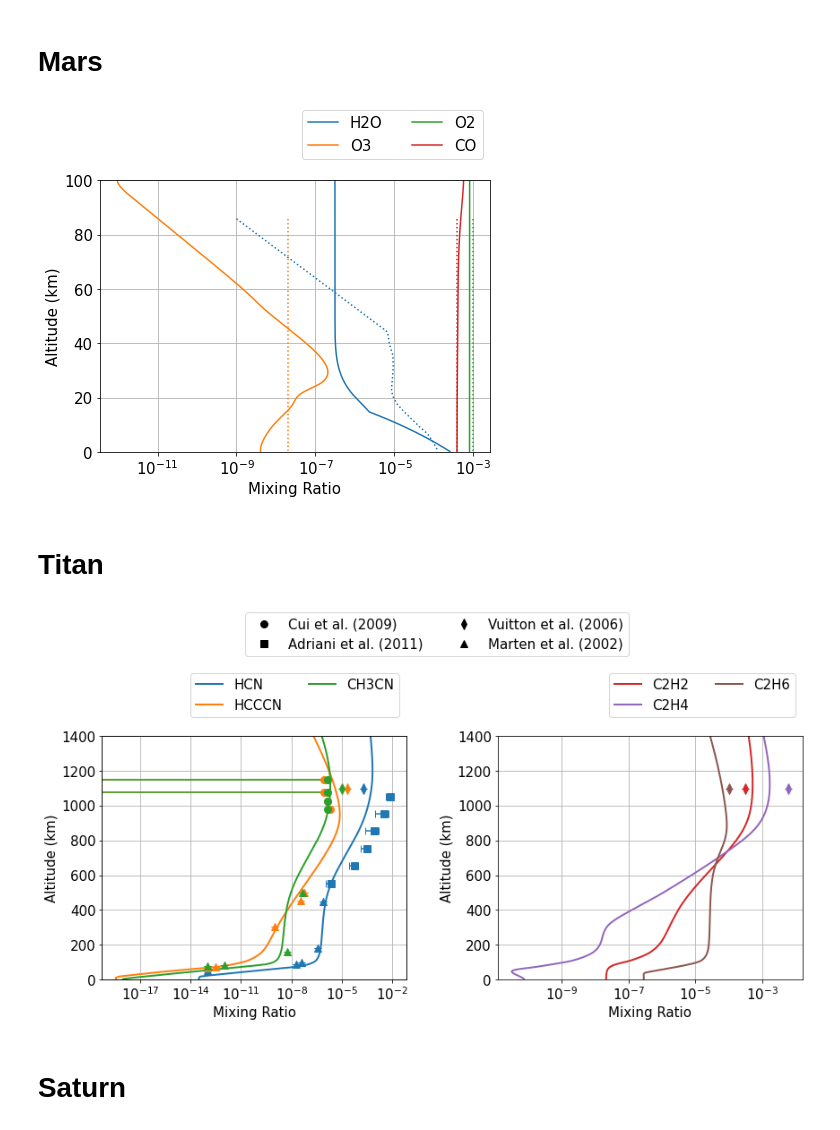
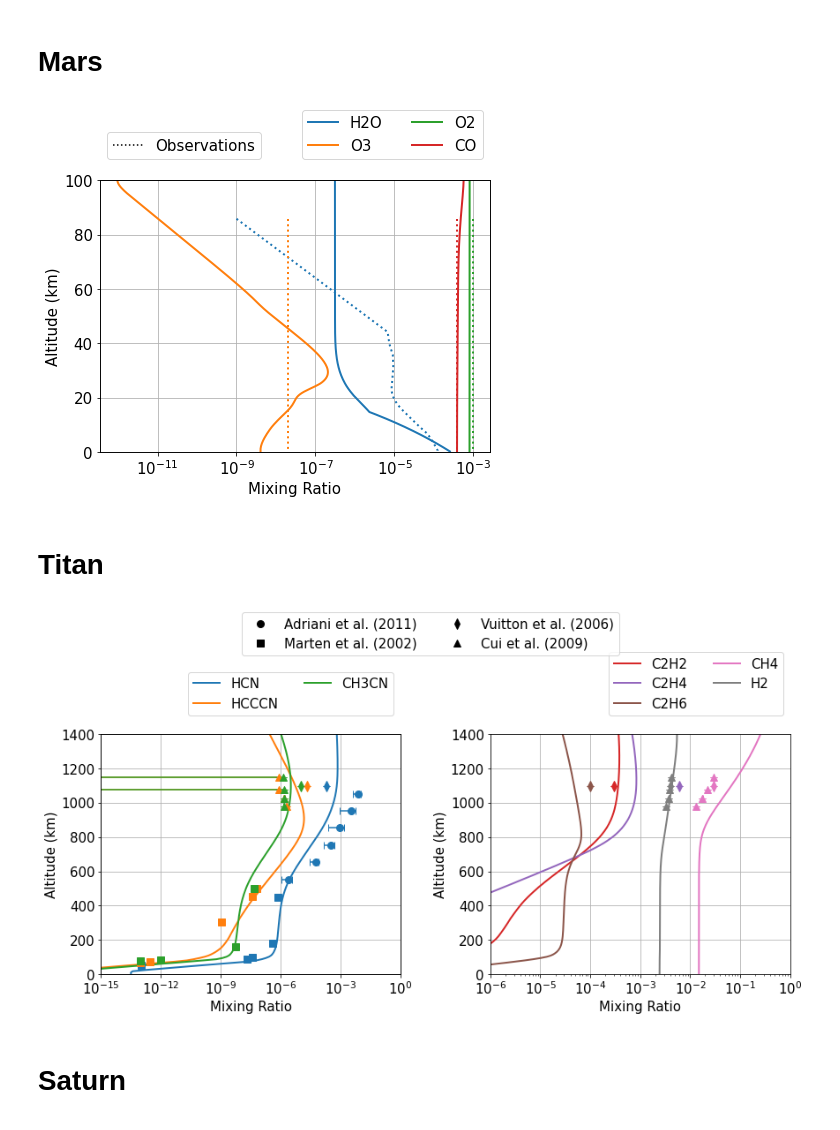
Before and after one commit to Nicholaswogan/photochem, a Jupyter notebook: examples/comparison2observations.ipynb, the cells around one changed output. Drawn from its saved outputs; the diff is of its cells as text; code cells hidden in the pictures.

Commit message:
updated titan. updated comparison to observations

```diff
--- a/examples/comparison2observations.ipynb
+++ b/examples/comparison2observations.ipynb
@@ -45,11 +45,11 @@ sol = pc.mole_fraction_dict()
 
 species = ['H2O','O3','O2']
 for i,sp in enumerate(species):
-    ax.plot(sol[sp],sol['alt'],'C'+str(i)+'-',label=sp)
+    ax.plot(sol[sp],sol['alt'],'C'+str(i)+'-',label=sp,lw=2)
     entry = retrieve_species(sp,earth)
     for en in entry:
         alt = [P2alt(P) for P in en['P']]
-        ax.plot(en['mix'],alt,'C'+str(i)+':')
+        ax.plot(en['mix'],alt,'C'+str(i)+':',lw=2)
 
 ax.grid()
 ax.set_ylim(0,100)
@@ -60,11 +60,11 @@ ax.set_ylabel('Altitude (km)')
 
 species = ['N2O','CO','CH4']
 for i,sp in enumerate(species):
-    ax1.plot(sol[sp],sol['alt'],'C'+str(i+3),label=sp)
+    ax1.plot(sol[sp],sol['alt'],'C'+str(i+3),label=sp,lw=2)
     entry = retrieve_species(sp,earth)
     for en in entry:
         alt = [P2alt(P) for P in en['P']]
-        ax1.plot(en['mix'],alt,'C'+str(i+3)+':')
+        ax1.plot(en['mix'],alt,'C'+str(i+3)+':',lw=2)
 
 ax1.grid()
 ax1.set_ylim(0,100)
@@ -74,5 +74,10 @@ ax1.legend(ncol=2,bbox_to_anchor=(1,1.05),loc='lower right')
 ax1.set_xlabel('Mixing Ratio')
 ax1.set_ylabel('Altitude (km)')
 
+ax2 = ax.twinx()
+ax2.plot([],[], c='k',ls=':',label="Observations")
+ax2.set_yticks([])
+ax2.legend(ncol=2,bbox_to_anchor=(0,1.05),loc='lower left')
+
 plt.show()
 # %% [output]
@@ -104,11 +109,11 @@ sol = pc.mole_fraction_dict()
 
 species = ['H2O','O3','O2','CO']
 for i,sp in enumerate(species):
-    ax.plot(sol[sp],sol['alt'],'C'+str(i)+'-',label=sp)
+    ax.plot(sol[sp],sol['alt'],'C'+str(i)+'-',label=sp,lw=2)
     entry = retrieve_species(sp,mars)
     for en in entry:
         alt = [P2alt(P) for P in en['P']]
-        ax.plot(en['mix'],alt,'C'+str(i)+':')
+        ax.plot(en['mix'],alt,'C'+str(i)+':',lw=2)
 
 ax.grid()
 ax.set_ylim(0,100)
@@ -117,9 +122,14 @@ ax.legend(ncol=2,bbox_to_anchor=(1,1.05),loc='lower right')
 ax.set_xlabel('Mixing Ratio')
 ax.set_ylabel('Altitude (km)')
 
+ax2 = ax.twinx()
+ax2.plot([],[], c='k',ls=':',label="Observations")
+ax2.set_yticks([])
+ax2.legend(ncol=2,bbox_to_anchor=(0,1.05),loc='lower left')
+
 plt.show()
 # %% [output]
-[figure, old version]
+[figure, new version]
 # %% [markdown]
 # Titan
 # %%
@@ -165,36 +175,38 @@ ax2 = ax.twinx()
 for c in citations:
     ax2.errorbar([],[],\
                     c='k',marker=cit[c],ls='',capsize=4,ms=8,label=c)
 ax2.set_yticks([])
+ax2.legend(ncol=2,bbox_to_anchor=(1.1,1.3),loc='lower center')
 
 ax.grid()
 ax.set_ylim(0,1400)
+ax.set_xlim(1e-15,1)
 ax.set_xscale('log')
 ax.legend(ncol=2,bbox_to_anchor=(1,1.05),loc='lower right')
-ax2.legend(ncol=2,bbox_to_anchor=(1.1,1.3),loc='lower center')
 ax.set_xlabel('Mixing Ratio')
 ax.set_ylabel('Altitude (km)')
 
-species = ['C2H2','C2H4','C2H6']
+species = ['C2H2','C2H4','C2H6','CH4','H2']
 for i,sp in enumerate(species):
     ax1.plot(sol[sp],sol['alt'],'C'+str(i+3),label=sp,lw=2)
     entry = retrieve_species(sp,titan)
     for j,en in enumerate(entry):
         ax1.errorbar(en['mix'],en['alt'],xerr = en['mix-err'],yerr = en['mix-err'],\
                     c='C'+str(i+3),marker=cit[en['citation']],ls='',capsize=4,ms=8)
 
 ax1.grid()
 ax1.set_ylim(0,1400)
+ax1.set_xlim(1e-6,1)
 ax1.set_xscale('log')
 ax1.legend(ncol=2,bbox_to_anchor=(1,1.05),loc='lower right')
 ax1.set_xlabel('Mixing Ratio')
 ax1.set_ylabel('Altitude (km)')
 
 plt.subplots_adjust(wspace=.3)
 
 plt.show()
 # %% [output]
-[figure, old version]
+[figure, new version]
 # %% [markdown]
 # Saturn
 # %%
```
Also changed, not shown: parts of 2 cells of this notebook, 3 other files.
